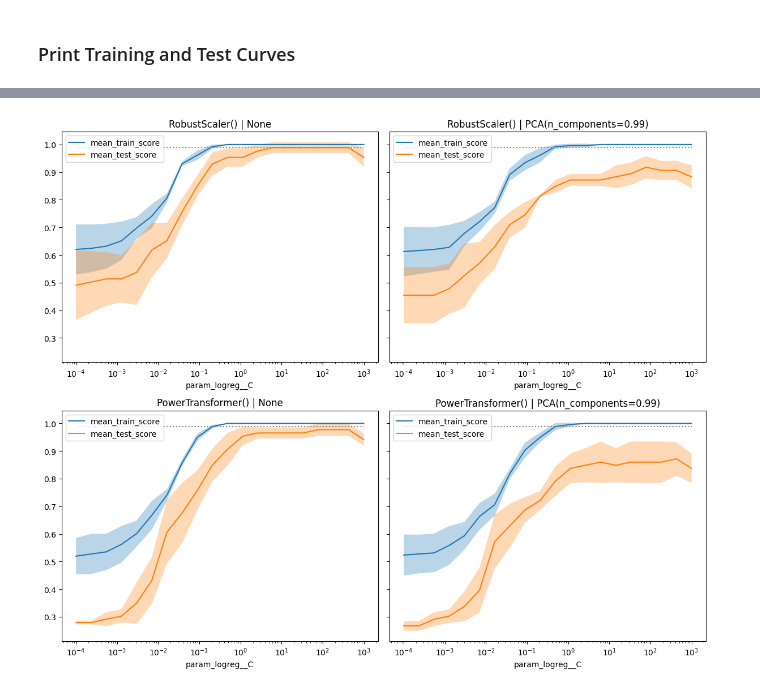
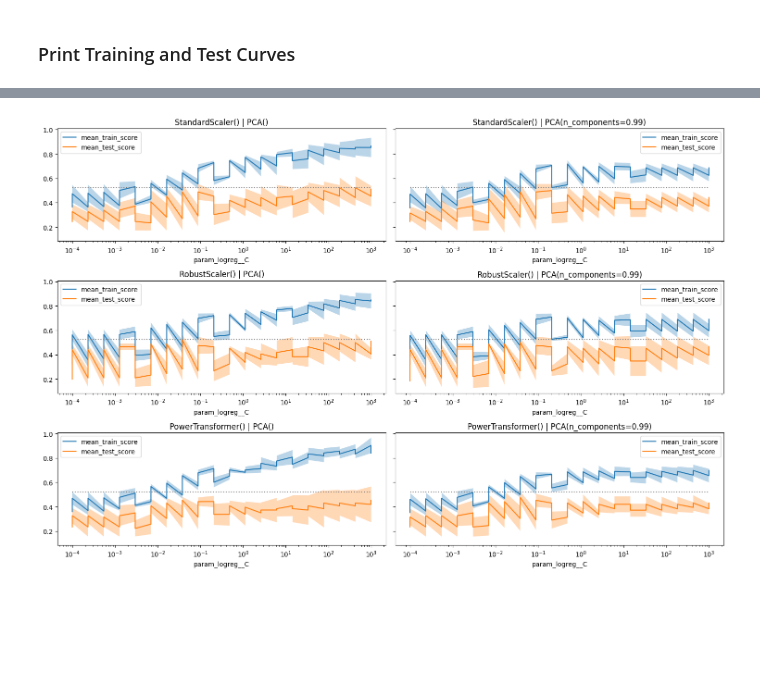
Before and after one commit to antonella-schiavoni/tesis-ciencia-de-datos, a Jupyter notebook: notebooks/questions/six/V1/train_modell_vowels_v1-no_voice_sent.ipynb, the cells around one changed output, grey strips where cells are left out. Saved outputs shown, nothing was run; the diff lists cells and outputs as text; code cells hidden in the pictures; blank space fills up the shorter version.

```diff
--- a/notebooks/questions/six/V1/train_modell_vowels_v1-no_voice_sent.ipynb
+++ b/notebooks/questions/six/V1/train_modell_vowels_v1-no_voice_sent.ipynb
@@ -276,0 +298,3 @@ Select target variable and combine features with mels strength features
+# %%
+df_mel_strengths = pd.DataFrame(mels_strengths)
+df_mel_strengths.info()
@@ -277,12 +338,6 @@ Select target variable and combine features with mels strength features
 # %%
-# Select target
-target = "age_category_numeric"
-y = df_features[target].values
-
-#df_features.columns = df_features.columns.astype(str)
-
 # Combine them with the mels strength features
-X = pd.concat((df_features, pd.DataFrame(mels_strengths)), axis=1)
+X = pd.concat((df_features, df_mel_strengths), axis=1)
 
 # Convert all columns names to string, otherwise the model will not work and will throw an error
 X.columns = X.columns.astype(str)
@@ -466,9 +536,10 @@ mlflow.log_param("best_estimator", str(model.best_estimator_))
 # %%
 # Select the columns we are interested in
 col_of_interest = [
-    "param_preprocessor__num",  # Instead of "param_scaler"
+    "param_preprocessor",
     "param_pca",
     "param_logreg__C",
+    "param_logreg__solver",
     "mean_test_score",
     "mean_train_score",
     "std_test_score",
@@ -507,0 +569,23 @@ grid
+# %%
+# Extract all transformers
+print("All Preprocessors:")
+print("-" * 50)
+for i, column_transformer in enumerate(grid["preprocessor"], 1):
+    # Get the transformer from the ColumnTransformer
+    transformer = column_transformer.get_params()['transformers'][0][1]
+
+    print(f"\n{i}. Column Transformer:")
+    print(f"   - Name: {column_transformer.get_params()['transformers'][0][0]}")
+    print(f"   - Transformer: {transformer}")
+    print(f"   - Type: {type(transformer).__name__}")
+    print(f"   - Parameters: {transformer.get_params()}")
+
+# If you want to store them in a list:
+transformers = [ct.get_params()['transformers'][0][1]
+               for ct in grid["preprocessor"]]
+
+# Print the extracted transformers list
+print("\nExtracted transformers list:")
+print("-" * 50)
+for i, t in enumerate(transformers, 1):
+    print(f"{i}. {type(t).__name__}")
@@ -521,11 +613,11 @@ grid
 from itertools import product
 
 # Establish combinations of different hyperparameters
-combinations = list(product(grid["preprocessor__num"], grid["pca"]))
+combinations = list(product(grid["preprocessor"], grid["pca"]))
 
 # Creates a figure with multiple subplot
 fig, axs = plt.subplots(
-    len(grid["preprocessor__num"]), len(grid["pca"]), figsize=(12, 10), sharey=True)
+    len(grid["preprocessor"]), len(grid["pca"]), figsize=(15, 10), sharey=True)
 
 # Extract useful information about max performance
 max_score = cv_results["mean_test_score"].max()
@@ -536,36 +628,36 @@ for i, (s, p) in enumerate(combinations):
     # Select subplot relevant grid search results
     mask = np.logical_and(
         cv_results["param_pca"].astype("str") == str(p),
-        cv_results["param_preprocessor__num"].astype("str") == str(s),  # Fixed column name
+        cv_results["param_preprocessor"].astype("str") == str(s),  # Fixed column name
     )
     df_cv = cv_results[mask].sort_values("param_logreg__C").set_index("param_logreg__C")
 
 
     # Select relevant axis
     ax = axs.flatten()[i]
 
     # Plot train and test curves
     df_cv[["mean_train_score", "mean_test_score"]].plot(
-        logx=True, title=f"{s} | {p}", ax=ax)
+        logx=True, title=f"{s.get_params()['transformers'][0][1]} | {p}", ax=ax)
     ax.fill_between(
         df_cv.index,
         df_cv["mean_train_score"] - df_cv["std_train_score"],
         df_cv["mean_train_score"] + df_cv["std_train_score"],
         alpha=0.3,)
     ax.fill_between(
         df_cv.index,
         df_cv["mean_test_score"] - df_cv["std_test_score"],
         df_cv["mean_test_score"] + df_cv["std_test_score"],
         alpha=0.3,)
 
     # Plot best performance metric as dotted line
     ax.hlines(
         max_score, c_values.min(), c_values.max(), color="gray", linestyles="dotted")
 
 plt.tight_layout()
 plt.show()
 # %% [output]
-[figure, old version]
+[figure, new version]
 # %%
 # Log the plot
 mlflow.log_figure(fig, "grid_search_plot.png")
```
Also changed, not shown: parts of 51 cells of this notebook.
